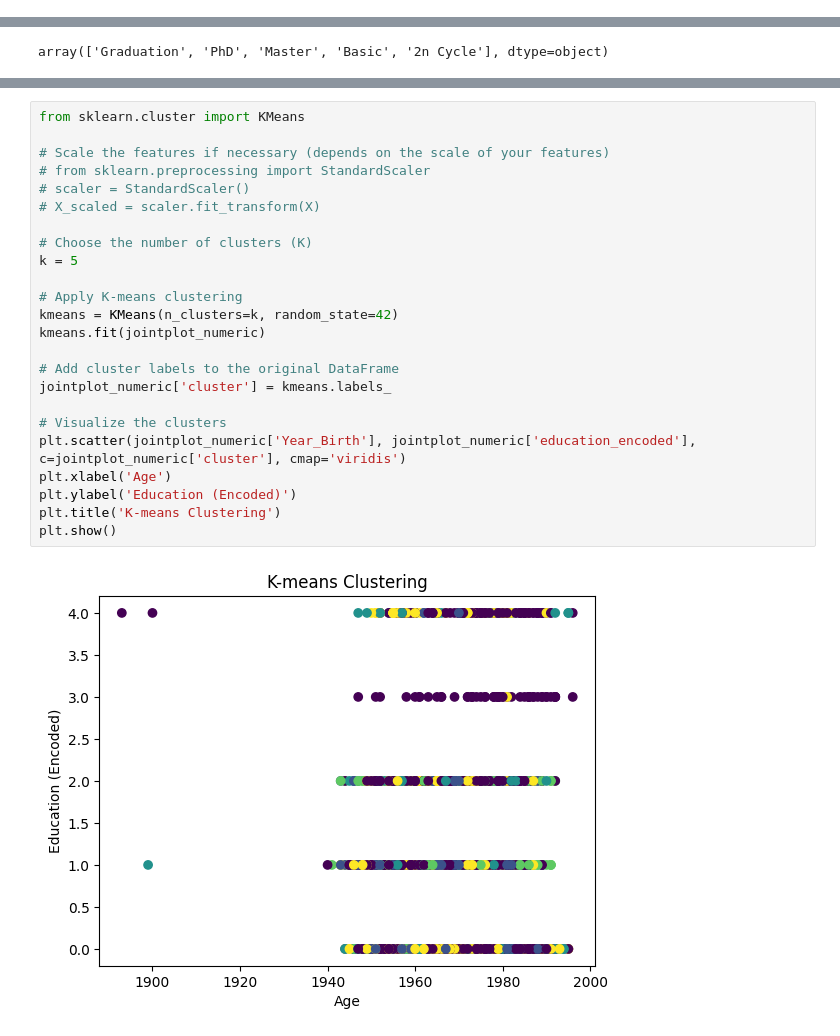
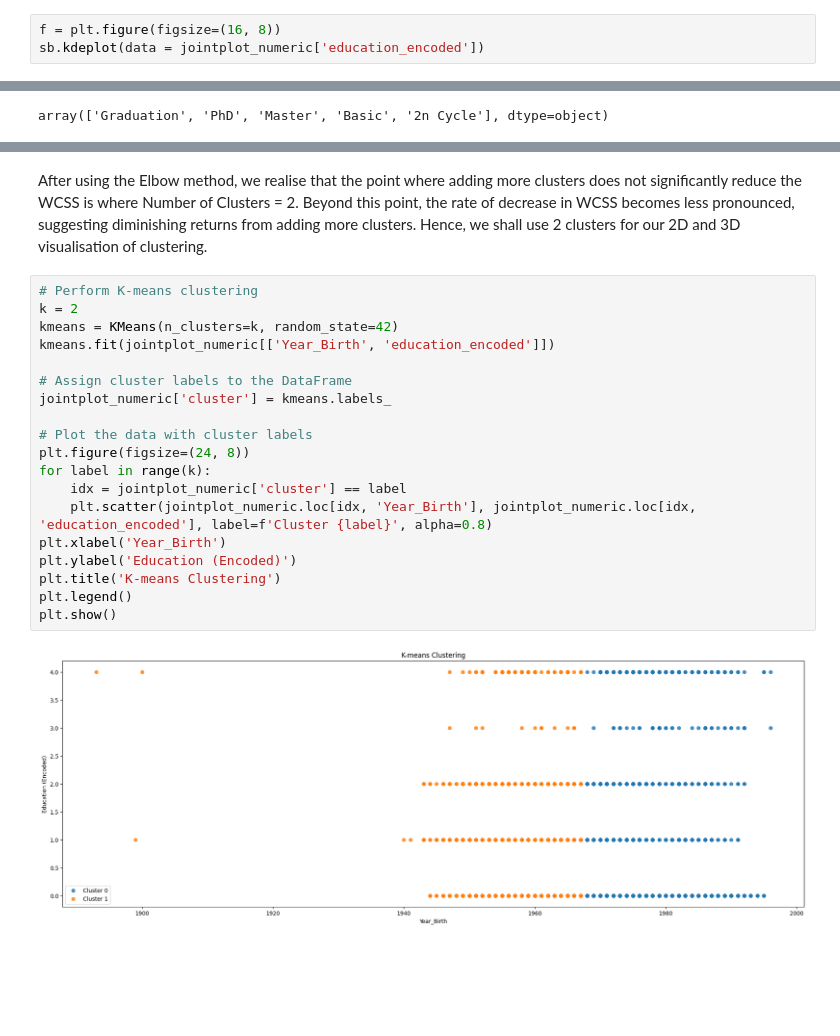
Before and after one commit to dcjh/1015_Mini_Project, a Jupyter notebook: Age_Education_EDA.ipynb, the cells around one changed output, grey strips where cells are left out. Saved outputs shown, nothing was run; the diff lists cells and outputs as text; blank space fills up the shorter version.

Commit message:
cluster

```diff
--- a/Age_Education_EDA.ipynb
+++ b/Age_Education_EDA.ipynb
@@ -99,0 +109,3 @@ sb.histplot(data = joint_predictor['Year_Birth'], ax = axes[1])
+# %%
+f = plt.figure(figsize=(16, 8))
+sb.kdeplot(data = jointplot_numeric['education_encoded'])
@@ -165,26 +191,23 @@ UNDONE repeated 2d graphs to decide number of clusters then 3d graph to visualis
+# %% [markdown]
+After using the Elbow method, we realise that the point where adding more clusters does not significantly reduce the WCSS is where Number of Clusters = 2. Beyond this point, the rate of decrease in WCSS becomes less pronounced, suggesting diminishing returns from adding more clusters. Hence, we shall use 2 clusters for our 2D and 3D visualisation of clustering.
 # %%
-from sklearn.cluster import KMeans
+# Perform K-means clustering
+k = 2
+kmeans = KMeans(n_clusters=k, random_state=42)
+kmeans.fit(jointplot_numeric[['Year_Birth', 'education_encoded']])
 
-# Scale the features if necessary (depends on the scale of your features)
-# from sklearn.preprocessing import StandardScaler
-# scaler = StandardScaler()
-# X_scaled = scaler.fit_transform(X)
-
-# Choose the number of clusters (K)
-k = 5
-
-# Apply K-means clustering
-kmeans = KMeans(n_clusters=k, random_state=42)
-kmeans.fit(jointplot_numeric)
-
-# Add cluster labels to the original DataFrame
+# Assign cluster labels to the DataFrame
 jointplot_numeric['cluster'] = kmeans.labels_
 
-# Visualize the clusters
-plt.scatter(jointplot_numeric['Year_Birth'], jointplot_numeric['education_encoded'], c=jointplot_numeric['cluster'], cmap='viridis')
-plt.xlabel('Age')
+# Plot the data with cluster labels
+plt.figure(figsize=(24, 8))
+for label in range(k):
+    idx = jointplot_numeric['cluster'] == label
+    plt.scatter(jointplot_numeric.loc[idx, 'Year_Birth'], jointplot_numeric.loc[idx, 'education_encoded'], label=f'Cluster {label}', alpha=0.8)
+plt.xlabel('Year_Birth')
 plt.ylabel('Education (Encoded)')
 plt.title('K-means Clustering')
+plt.legend()
 plt.show()
 # %% [output]
-[figure, old version]
+[figure, new version]
```
Also changed, not shown: parts of 17 cells of this notebook.
